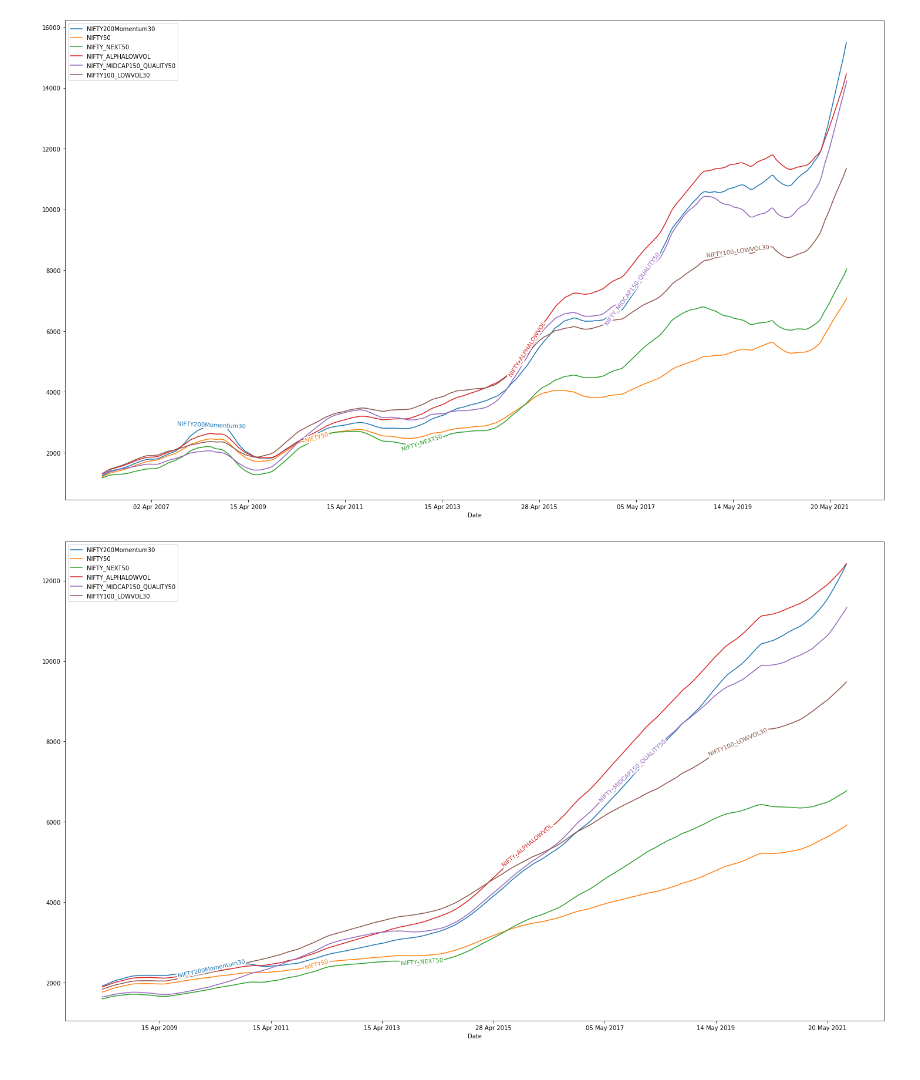
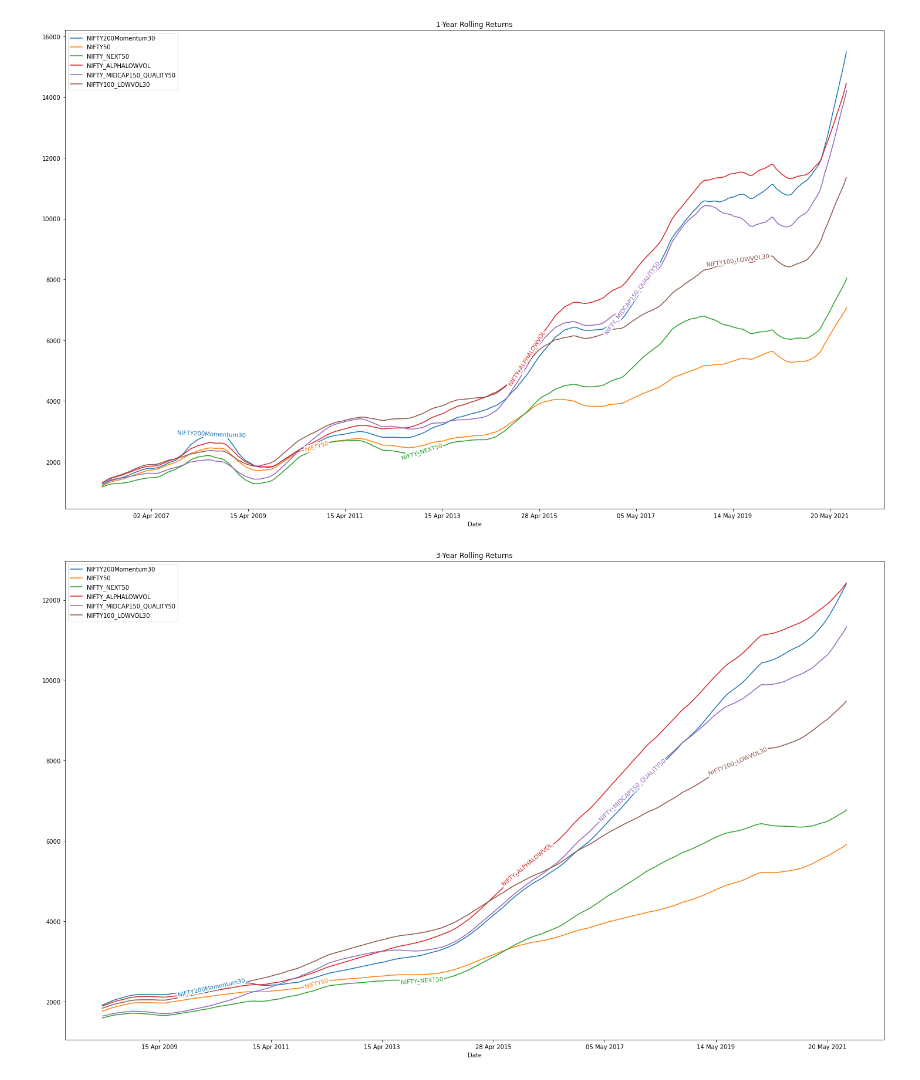
Before and after one commit to test-v1/finance_playground, a Jupyter notebook: compare_factor_indices.ipynb, the cells around one changed output. Cells and saved outputs as stored; diff of their text form; code cells hidden in the pictures.

```diff
--- a/compare_factor_indices.ipynb
+++ b/compare_factor_indices.ipynb
@@ -27,7 +27,7 @@ for i in reversed(range(0, len(data_N50)-1)):
 for j in reversed(range(0, len(data_NN50)-1)):
     data_NN50.loc[j, 'NEW_BASE'] = data_NN50.loc[j+1, 'NEW_BASE'] * (1 + data_NN50.loc[j, 'pct_change'])
 # %%
-def plot_rolling_returns(years):
+def plot_rolling_returns(years, title=''):
     days = 248  # avg. # of trading days in a year
 
     data_N200M30['NIFTY200Momentum30'] = data_N200M30.Close.rolling(days * years).mean()
@@ -37,7 +37,7 @@ def plot_rolling_returns(years):
     data_M150Q50['NIFTY_MIDCAP150_QUALITY50'] = data_M150Q50.Close.rolling(days * years).mean()
     data_N100LowVol30['NIFTY100_LOWVOL30'] = data_N100LowVol30.Close.rolling(days * years).mean()
 
-    ax = data_N200M30.plot.line(x='Date', y='NIFTY200Momentum30', figsize=(25,15))
+    ax = data_N200M30.plot.line(x='Date', y='NIFTY200Momentum30', figsize=(25,15), title=title)
     data_N50.plot.line(x='Date', y='NIFTY50', ax=ax)
     data_NN50.plot.line(x='Date', y='NIFTY_NEXT50', ax=ax)
     data_ALowVol.plot.line(x='Date', y='NIFTY_ALPHALOWVOL', ax=ax)
@@ -47,11 +47,11 @@ def plot_rolling_returns(years):
 
     labelLines(plt.gca().get_lines(), zorder=5.5)
 # %%
-plot_rolling_returns(years=1)
+plot_rolling_returns(years=1, title='1-Year Rolling Returns')
 # %% [output]
-[figure, old version]
+[figure, new version]
 # %%
-plot_rolling_returns(years=3)
+plot_rolling_returns(years=3, title='3-Year Rolling Returns')
 # %% [output]
-[figure, old version]
+[figure, new version]
 # %%
```
Also changed, not shown: parts of 3 cells of this notebook.
